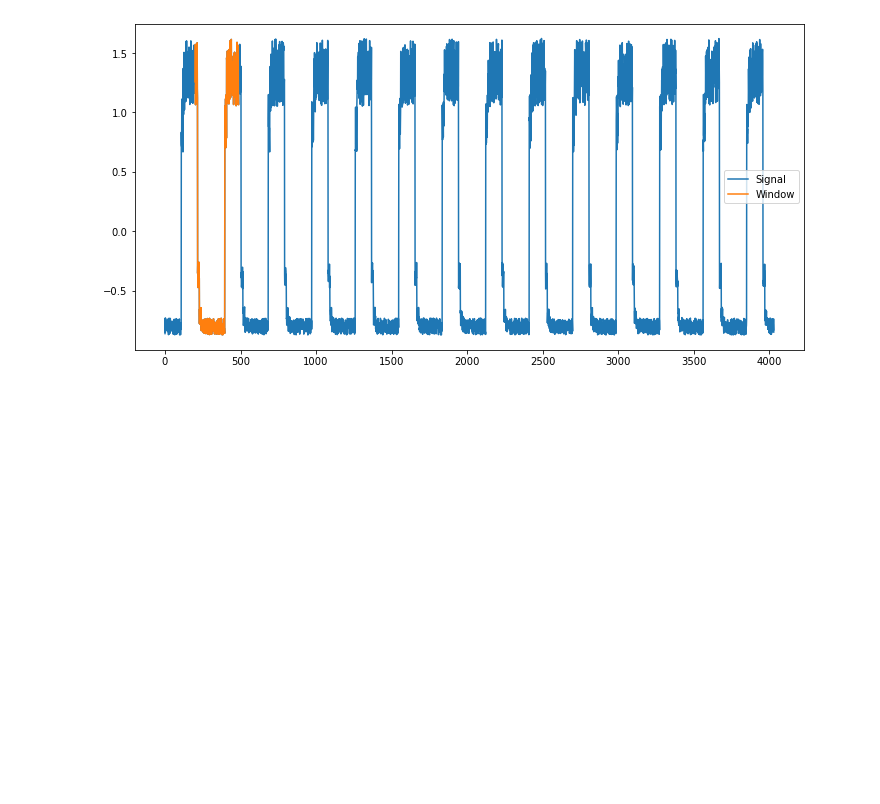
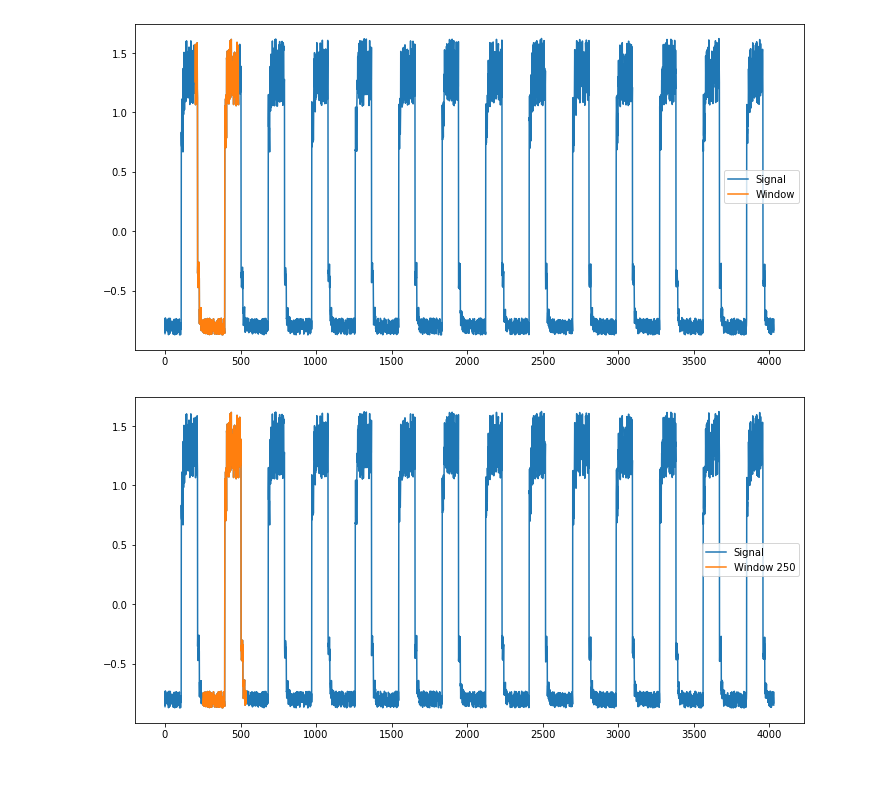
Before and after one commit to G00398258/machinelearningstats-portfolio, a Jupyter notebook: keras-time-series-anomaly.ipynb, the cells around one changed output. Saved outputs shown, nothing was run; the diff lists cells and outputs as text; code cells hidden in the pictures; blank space fills up the shorter version.

```diff
--- a/keras-time-series-anomaly.ipynb
+++ b/keras-time-series-anomaly.ipynb
@@ -317,6 +320,23 @@ ax.plot(np.arange(w.shape[0]) + window_no, w, label='Window')
 ax.legend();
 # %% [output]
 [figure]
+# %%
+# note that you can change which window gets plotted - see how the orange area moves along the x-axis
+window_no = 250
+
+fig, ax = plt.subplots(figsize=(12, 6))
+ax.plot(np.arange(y.shape[0]), y, label='Signal')
+
+# set var w = window at index 200 in x_train - flatten will remove the inner arrays
+w = x_train[window_no].flatten()
+
+# plot w on top of y with label window
+ax.plot(np.arange(w.shape[0]) + window_no, w, label='Window 250')
+
+# show the legend
+ax.legend();
+# %% [output]
+[figure, added]
 # %% [markdown]
 <br>
 # %% [markdown]
```
Also changed, not shown: parts of 22 cells of this notebook.
